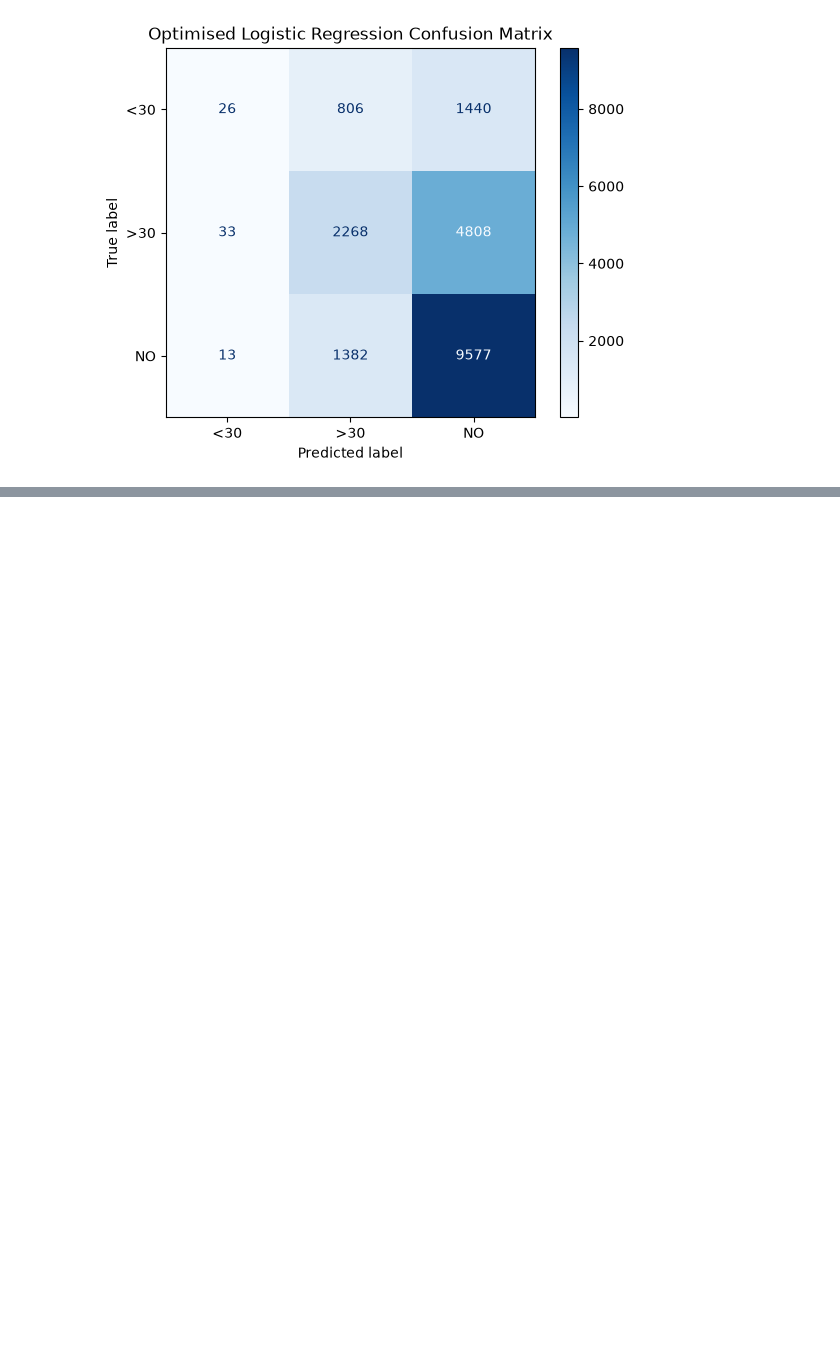
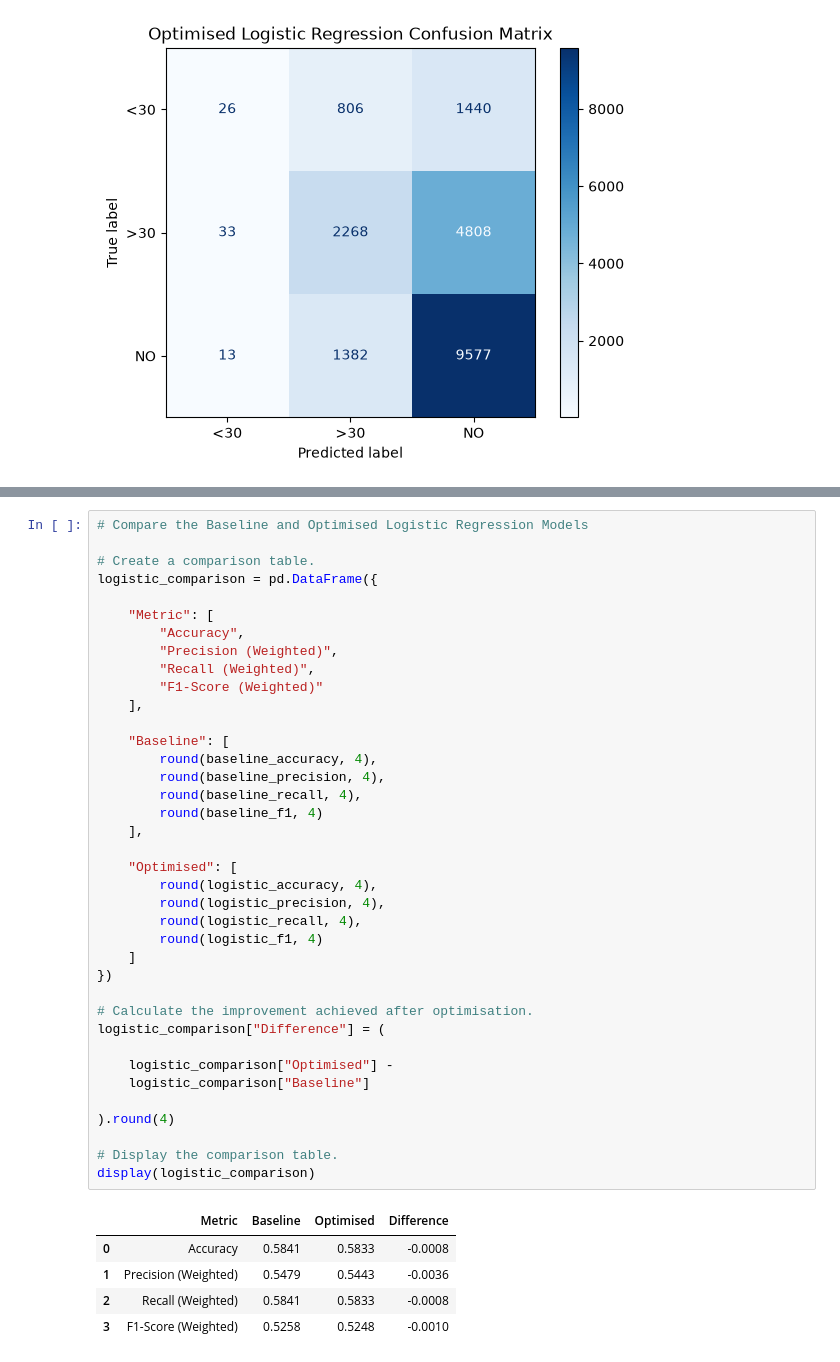
Before and after one commit to ajay-nagpal/Hospital-Readmission-Prediction, a Jupyter notebook: hospital_readmission.ipynb, the cells around one changed output, grey strips where cells are left out. Saved outputs shown, nothing was run; the diff lists cells and outputs as text; blank space fills up the shorter version.

```diff
--- a/hospital_readmission.ipynb
+++ b/hospital_readmission.ipynb
@@ -4601,0 +4754,44 @@ weighted avg       0.54      0.58      0.52     20353
+# %%
+# Compare the Baseline and Optimised Logistic Regression Models
+
+# Create a comparison table.
+logistic_comparison = pd.DataFrame({
+
+    "Metric": [
+        "Accuracy",
+        "Precision (Weighted)",
+        "Recall (Weighted)",
+        "F1-Score (Weighted)"
+    ],
+
+    "Baseline": [
+        round(baseline_accuracy, 4),
+        round(baseline_precision, 4),
+        round(baseline_recall, 4),
+        round(baseline_f1, 4)
+    ],
+
+    "Optimised": [
+        round(logistic_accuracy, 4),
+        round(logistic_precision, 4),
+        round(logistic_recall, 4),
+        round(logistic_f1, 4)
+    ]
+})
+
+# Calculate the improvement achieved after optimisation.
+logistic_comparison["Difference"] = (
+
+    logistic_comparison["Optimised"] -
+    logistic_comparison["Baseline"]
+
+).round(4)
+
+# Display the comparison table.
+display(logistic_comparison)
+# %% [output]
+|  | Metric | Baseline | Optimised | Difference |
+| 0 | Accuracy | 0.5841 | 0.5833 | -0.0008 |
+| 1 | Precision (Weighted) | 0.5479 | 0.5443 | -0.0036 |
+| 2 | Recall (Weighted) | 0.5841 | 0.5833 | -0.0008 |
+| 3 | F1-Score (Weighted) | 0.5258 | 0.5248 | -0.0010 |
```
Also changed, not shown: parts of 15 cells of this notebook.
